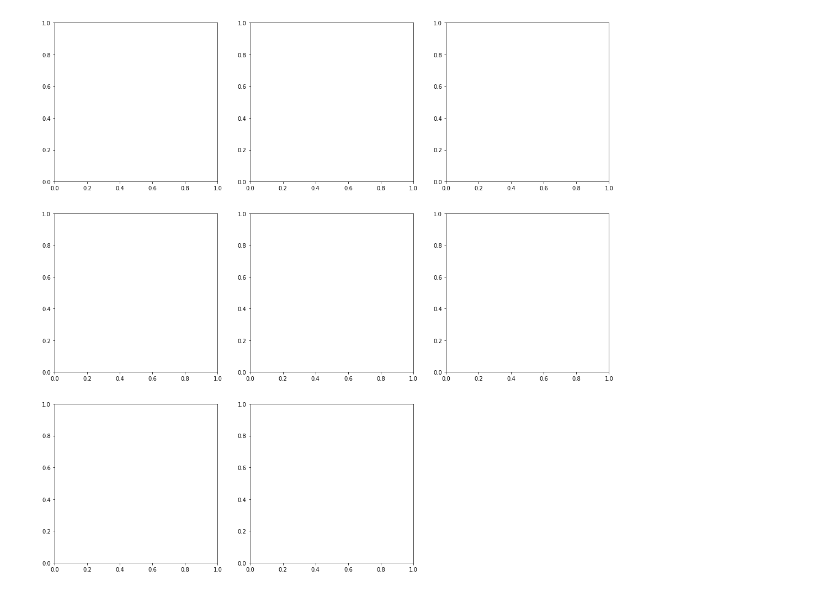
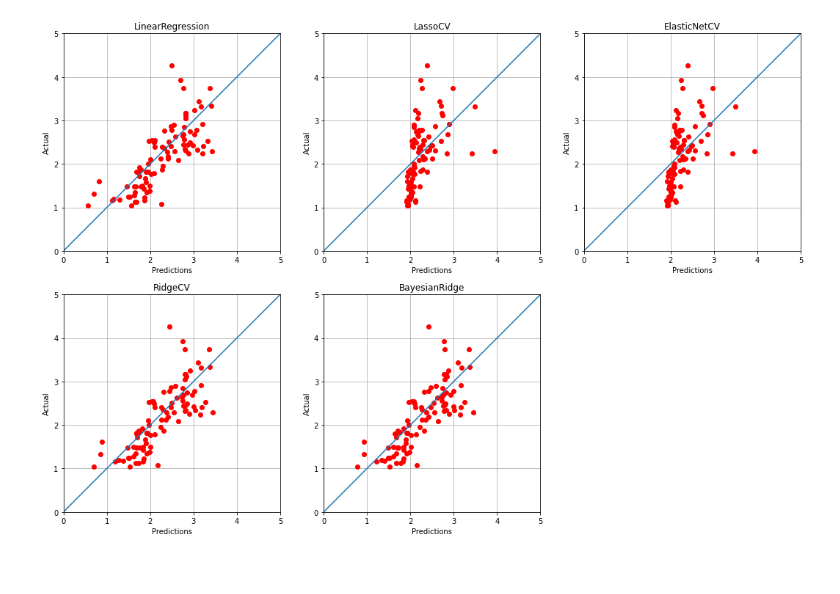
Before and after one commit to marco-luzzara/boardgame-complexity-predictor, a Jupyter notebook: src/predict.ipynb, the cells around one changed output. Drawn from its saved outputs; the diff is of its cells as text; code cells hidden in the pictures.

Commit message:
test hypertuning with gridsearch

```diff
--- a/src/predict.ipynb
+++ b/src/predict.ipynb
@@ -48,9 +49,10 @@ def get_train_test_from_cv(kfold: KFold, dataset: pd.DataFrame) \
                            )
 
 class Model:
-    def __init__(self, instance):
+    def __init__(self, instance, params_tuning = None):
         self.instance = instance
         self.name = instance.__class__.__name__
+        self.params_tuning = params_tuning
 # %%
 import math
 import matplotlib.pyplot as plt
@@ -92,8 +94,9 @@ def create_header(text: str):
 import numpy as np
 from sklearn import linear_model, svm, kernel_ridge, neighbors, \
     gaussian_process, cross_decomposition, tree
-from sklearn.model_selection import cross_validate, ShuffleSplit
+from sklearn.model_selection import cross_validate, ShuffleSplit, GridSearchCV, train_test_split
 from sklearn.metrics import r2_score, mean_squared_error, mean_absolute_error, mean_absolute_percentage_error
+from scipy import stats
 
 models = {
     'Linear Models': [
@@ -101,50 +104,69 @@ models = {
         Model(linear_model.LassoCV()),
         Model(linear_model.ElasticNetCV()),
         Model(linear_model.RidgeCV()),
-        Model(linear_model.BayesianRidge()),
-        Model(linear_model.HuberRegressor()),
-        Model(linear_model.TweedieRegressor()),
-        Model(linear_model.QuantileRegressor())
+        Model(linear_model.BayesianRidge(), {
+            'alpha_1': stats.gamma.rvs(1, size = 5), 'alpha_2': stats.gamma.rvs(1, size = 5),
+            'lambda_1': stats.gamma.rvs(1, size = 5), 'lambda_2': stats.gamma.rvs(1, size = 5),
+        }),
+        # Model(linear_model.HuberRegressor()),
+        # Model(linear_model.TweedieRegressor()),
+        # Model(linear_model.QuantileRegressor())
     ],
-    'Support Vector Machines': [Model(svm.SVR())],
-    'Kernel Ridge': [Model(kernel_ridge.KernelRidge())],
-    'Nearest Neighbors': [
-        Model(neighbors.KNeighborsRegressor(weights='uniform')),
-        Model(neighbors.KNeighborsRegressor(weights='distance'))
-    ],
-    'Gaussian Process': [
-        Model(gaussian_process.GaussianProcessRegressor())
-    ],
-    'Cross Decomposition': [
-        Model(cross_decomposition.PLSCanonical()),
-        Model(cross_decomposition.PLSRegression()),
-        Model(cross_decomposition.CCA()),
-    ],
-    # TODO: see ensemble methods
-    'Decision Tree': [
-        Model(tree.DecisionTreeRegressor()),
-        Model(tree.ExtraTreeRegressor()),
-    ]
+    # 'Support Vector Machines': [Model(svm.SVR())],
+    # 'Kernel Ridge': [Model(kernel_ridge.KernelRidge())],
+    # 'Nearest Neighbors': [
+    #     Model(neighbors.KNeighborsRegressor(weights='uniform')),
+    #     Model(neighbors.KNeighborsRegressor(weights='distance'))
+    # ],
+    # 'Gaussian Process': [
+    #     Model(gaussian_process.GaussianProcessRegressor())
+    # ],
+    # 'Cross Decomposition': [
+    #     Model(cross_decomposition.PLSCanonical()),
+    #     Model(cross_decomposition.PLSRegression()),
+    #     Model(cross_decomposition.CCA()),
+    # ],
+    # # TODO: see ensemble methods
+    # 'Decision Tree': [
+    #     Model(tree.DecisionTreeRegressor()),
+    #     Model(tree.ExtraTreeRegressor()),
+    # ]
 }
 
 results = pd.DataFrame(columns=['Model', 'R2', 'MAE', 'MAPE', 'MSE'])
 cv_scorings = ['r2', 'neg_mean_absolute_error', 'neg_mean_absolute_percentage_error', 'neg_mean_squared_error']
 splitter = ShuffleSplit(n_splits=5, test_size=0.25, random_state=0)
+
+X_train, X_test, y_train, y_test = train_test_split(df_features.iloc[:, 1:],
+                                                    df_features.iloc[:, 0],
+                                                    test_size=0.25)
+
 for i_category, item in enumerate(models.items()):
-    create_header(item[0])
+    #create_header(item[0])
     fig, ax = create_containing_plot(i_category, item[1])
     for i_m, model in enumerate(item[1]):
-        # we can use return_estimator=True if we want to return all the fitted estimators from cross validation
-        cv_results = cross_validate(model.instance,
-                                    df_features.iloc[:, 1:],
-                                    df_features.iloc[:, 0],
-                                    cv = splitter,
-                                    scoring = cv_scorings)
 
-        r2 = np.mean(cv_results['test_r2'])
-        mae = np.mean(cv_results['test_neg_mean_absolute_error'])
-        mape = np.mean(cv_results['test_neg_mean_absolute_percentage_error'])
-        mse = np.mean(cv_results['test_neg_mean_squared_error'])
+        if model.params_tuning is None:
+            estimator = model.instance
+            estimator.fit(X_train, y_train)
+        else:
+            search = GridSearchCV(model.instance,
+                                model.params_tuning,
+                                cv = splitter,
+                                refit = 'neg_mean_absolute_error',
+                                n_jobs = -1,
+                                scoring = cv_scorings)
+
+            search.fit(X_train, y_train)
+            estimator = search.best_estimator_
+            #display(pd.DataFrame(search.cv_results_))
+
+        y_predictions = estimator.predict(X_test)
+
+        r2 = r2_score(y_test, y_predictions) # np.mean(cv_results['test_r2'])
+        mae = mean_absolute_error(y_test, y_predictions) # np.mean(cv_results['test_neg_mean_absolute_error'])
+        mape = mean_absolute_percentage_error(y_test, y_predictions) # np.mean(cv_results['test_neg_mean_absolute_percentage_error'])
+        mse = mean_squared_error(y_test, y_predictions) # np.mean(cv_results['test_neg_mean_squared_error'])
 
         results = pd.concat([results, pd.DataFrame([
             {
@@ -155,7 +177,7 @@ for i_category, item in enumerate(models.items()):
                 'MSE': mse
             }
             ])])
-        #decorate_subplot(i_category, ax, i_m, model.name, best_cv_test_y, best_cv_predictions)
+        decorate_subplot(i_category, ax, i_m, model.name, y_test, y_predictions)
 
 results
 # %% [output]
@@ -203 +190 @@ Increase the number of iterations (max_iter) or scale the data as shown in:
-[figure, old version]
+[figure, new version]
```
Also changed, not shown: parts of 2 cells of this notebook.
